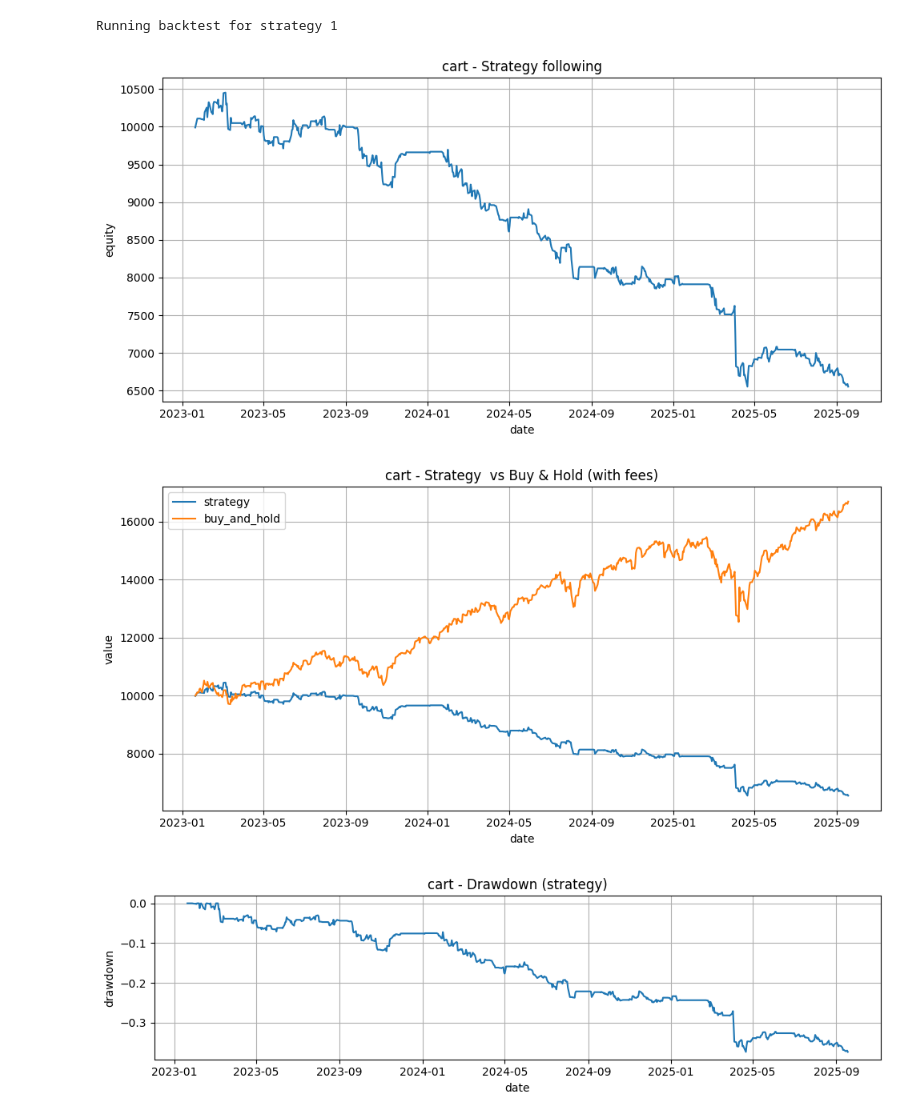
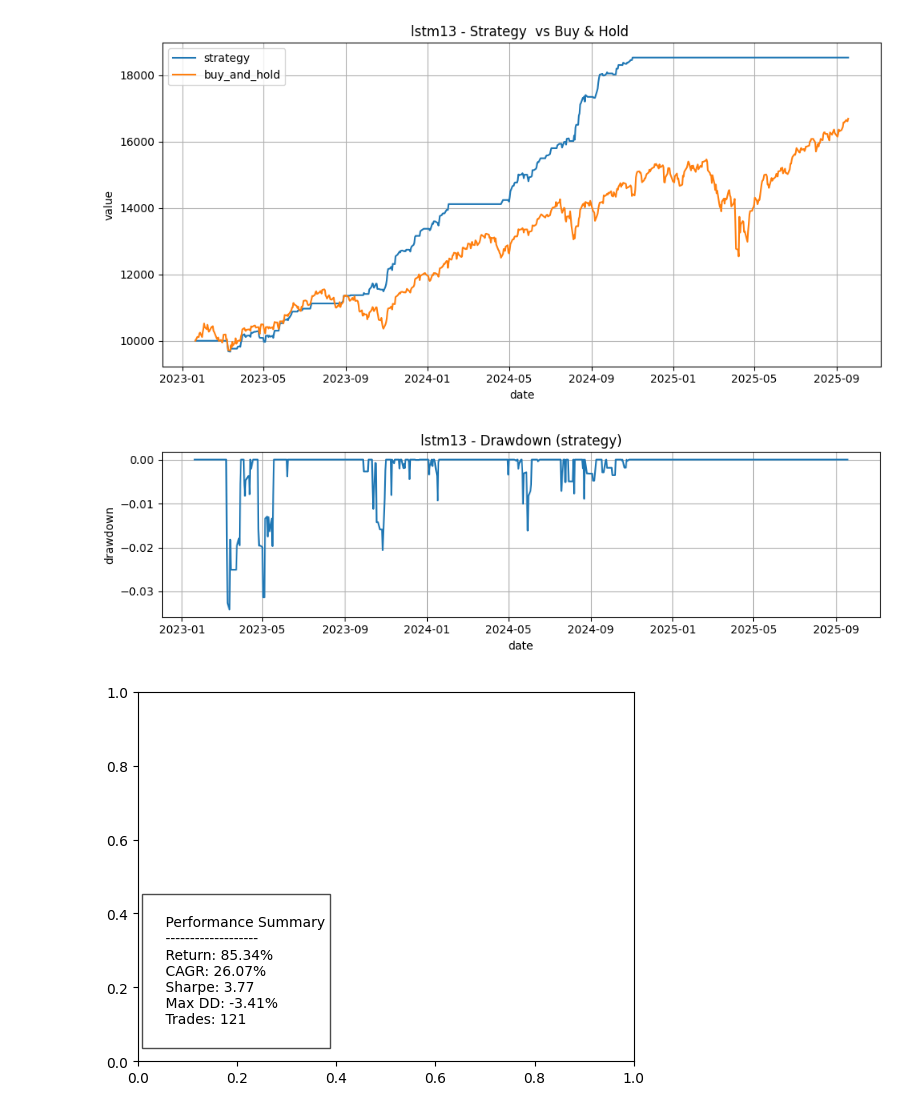
Before and after one commit to Alazuz/bigdata_project, a Jupyter notebook: strat_backtest.ipynb, the cells around one changed output. Saved outputs shown, nothing was run; the diff lists cells and outputs as text; code cells hidden in the pictures.

```diff
--- a/strat_backtest.ipynb
+++ b/strat_backtest.ipynb
@@ -491,6 +534,13 @@ def read(file_name):
         if xl:
             df['year'] = df['date'].dt.year
 
+    if 'prédiction' in df.columns:
+        df.rename(columns={'prédiction':'prediction'}, inplace=True)
+
+    if 'valeur réelle' in df.columns:
+        df.rename(columns={'valeur réelle':'valeur reelle'}, inplace=True)
+
+
     if 'close' not in df.columns:
         close = read('data/df')
         df = df.merge(close[['date', 'close']], on = 'date', how= 'left')
@@ -524,20 +578,17 @@ rf
 # %%
-model = 'cart'
-df = read(model)
+model = 'lstm13'
+
+df = read(model)#.dropna()#.iloc[30:]
 
 pos1 = strategy_1(df, x=0.03, tol=0.005)
 pos2 = strategy_2(df, x=0.03, tol=0.005, growth_window=1)
 
-print('Running backtest for strategy 1')
-metrics1, results1 = backtest(df, pos1, initial_cash=10000.0, fee=0.001, model=model)
+# print('Running backtest for strategy 1')
+metrics1, results1 = backtest(df, pos1, initial_cash=10000.0, fee=0.000, model=model)
 
-print('\nRunning backtest for strategy 2')
-metrics2, results2 = backtest(df, pos2, initial_cash=10000.0, fee=0.001, model=model, strat='2')
-
-print('\nDone. Use the exported functions with your real dataset:')
-print("from backtest_strategies import strategy_1, strategy_2, backtest")
+# print('\nRunning backtest for strategy 2')
+metrics2, results2 = backtest(df, pos2, initial_cash=10000.0, fee=0.00, model=model, strat='2')
 # %% [output]
-Running backtest for strategy 1
-[figure, old version]
+[figure, new version]
-[figure, old version]
+[figure, new version]
-[figure, old version]
+[figure, new version]
```
Also changed, not shown: parts of 6 cells of this notebook, 17 other files.
